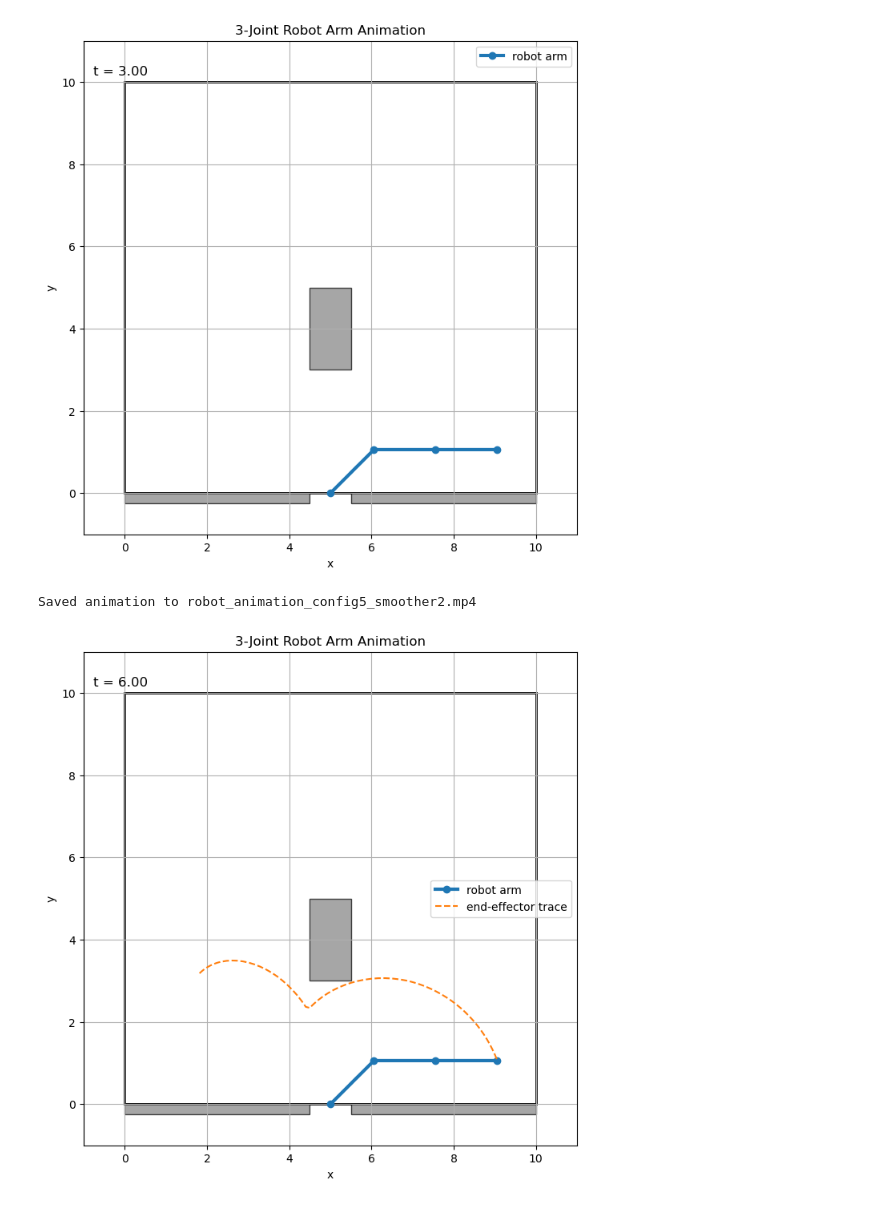
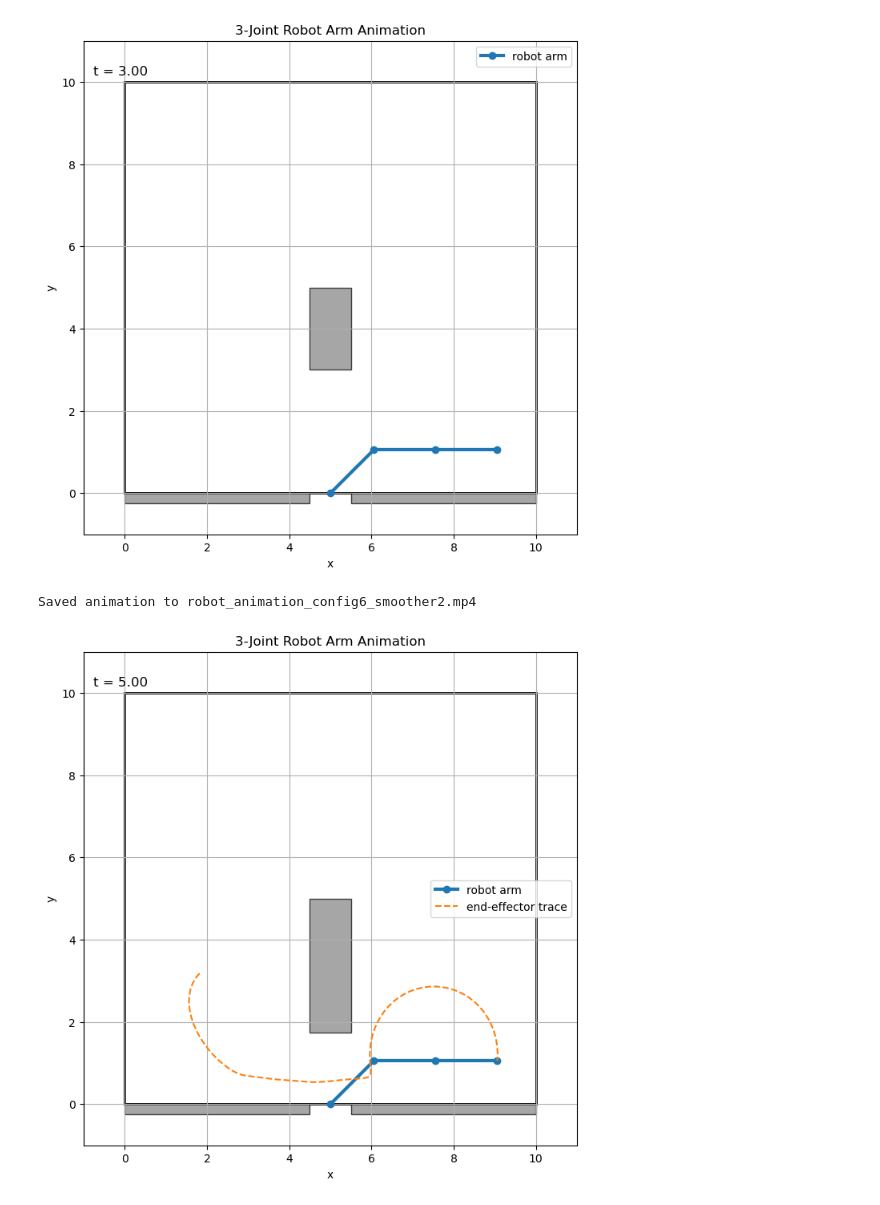
Before and after one commit to Trevor-Stack/GCS_Planning_Project, a Jupyter notebook: results/map_vis.ipynb, the cells around one changed output. Saved outputs shown, nothing was run; the diff lists cells and outputs as text; code cells hidden in the pictures.

```diff
--- a/results/map_vis.ipynb
+++ b/results/map_vis.ipynb
@@ -437,12 +437,12 @@ plt.show()
 Saved animation to robot_animation_config2.mp4
 [figure]
 # %%
-config_str = "config3"
+config_str = "config7"
 CSV_PATH = "../results/" + config_str +"/trajectory.csv"
-MAP_PATH = "../maps/map3.json"
+MAP_PATH = "../maps/map2.json"
 
 # Robot parameters
-LINK_LENGTHS = [1.5, 1.5, 1.5]   # lengths of the 3 links
+LINK_LENGTHS = [2.0, 2.0, 2.0]   # lengths of the 3 links
 BASE = np.array([5.0, 0.0])      # base position of the arm in workspace
 
 # Animation settings
@@ -785,9 +785,9 @@ plt.show()
 Saved animation to robot_animation_config6.mp4
 [figure]
 # %%
-config_str = "config5"
+config_str = "config6"
 CSV_PATH = "../results/" + config_str +"/trajectory.csv"
-MAP_PATH = "../maps/map4.json"
+MAP_PATH = "../maps/map5.json"
 
 # Robot parameters
 LINK_LENGTHS = [1.5, 1.5, 1.5]   # lengths of the 3 links
@@ -842,32 +842,32 @@ ax.legend()
 def update(frame_idx):
     q = q_traj[frame_idx]
     xs, ys = forward_kinematics(q, LINK_LENGTHS, BASE)
 
     arm_line.set_data(xs, ys)
     time_text.set_text(f"t = {times[frame_idx]:.2f}")
 
     if SHOW_TRACE:
         ee_trace_x.append(xs[-1])
         ee_trace_y.append(ys[-1])
         trace_line.set_data(ee_trace_x, ee_trace_y)
         return arm_line, trace_line, time_text
 
     return arm_line, time_text
 
 anim = FuncAnimation(
     fig,
     update,
     frames=len(q_traj),
     interval=INTERVAL_MS,
     blit=False,
     repeat=False
 )
 
 if SAVE_MP4:
     anim.save(OUTPUT_MP4, writer="ffmpeg", fps=max(1, 1000 // INTERVAL_MS))
     print(f"Saved animation to {OUTPUT_MP4}")
 
 plt.show()
 # %% [output]
-Saved animation to robot_animation_config5_smoother2.mp4
+Saved animation to robot_animation_config6_smoother2.mp4
-[figure, old version]
+[figure, new version]
```
Also changed, not shown: 10 other files.
